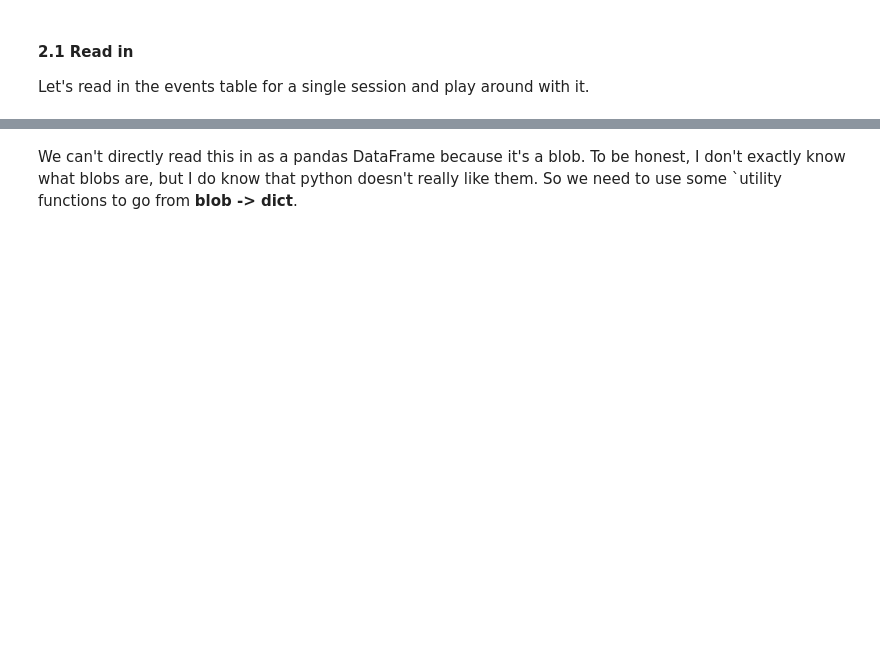
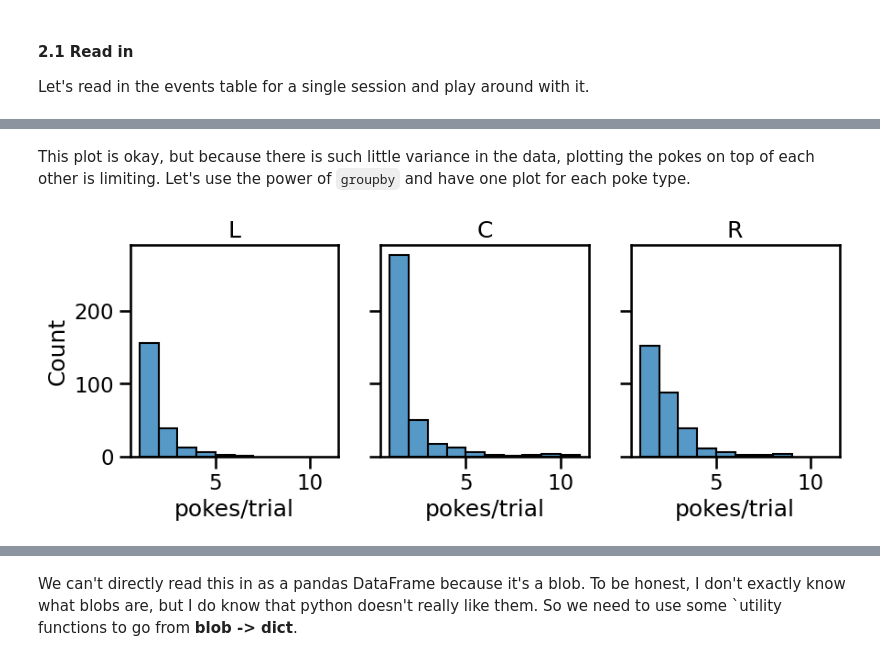
Before and after one commit to jess-breda/DataJoint-SQL-Tutorial, a Jupyter notebook: 2-trial-information.ipynb, the cells around one changed output, grey strips where cells are left out. Drawn from its saved outputs; the diff is of its cells as text; code cells hidden in the pictures; blank space fills up the shorter version.

```diff
--- a/2-trial-information.ipynb
+++ b/2-trial-information.ipynb
@@ -105,0 +163,23 @@ Some other ideas of things you can track using `BehaviorEvent` are:
+# %% [markdown]
+This plot is okay, but because there is such little variance in the data, plotting the pokes on top of each other is limiting. Let's use the power of `groupby` and have one plot for each poke type.
+# %%
+from performance_plots import set_poke_axis
+
+fig,ax = plt.subplots(1,3, figsize=(10,3), sharey=True, sharex=True)
+
+# this iterates over event_names ("L", "C", "R")
+# and allows you to access the `poke_df` that only
+# contains info with the corresponding event name
+for poke, poke_df in poke_events_df.groupby("event_name"):
+
+     # calculate max number of event_name pokes on each trial
+    trial_poke_counts = poke_df.groupby("trial").entry_num.max()
+
+    # plot
+    iax = set_poke_axis(poke) # orients plot L-C-R
+    sns.histplot(trial_poke_counts,binwidth=1, ax=ax[iax])
+
+    # aesthetics
+    ax[iax].set(title=f"{poke}", xlabel="pokes/trial")
+# %% [output]
+[figure, added]
```
Also changed, not shown: parts of 14 cells of this notebook.
